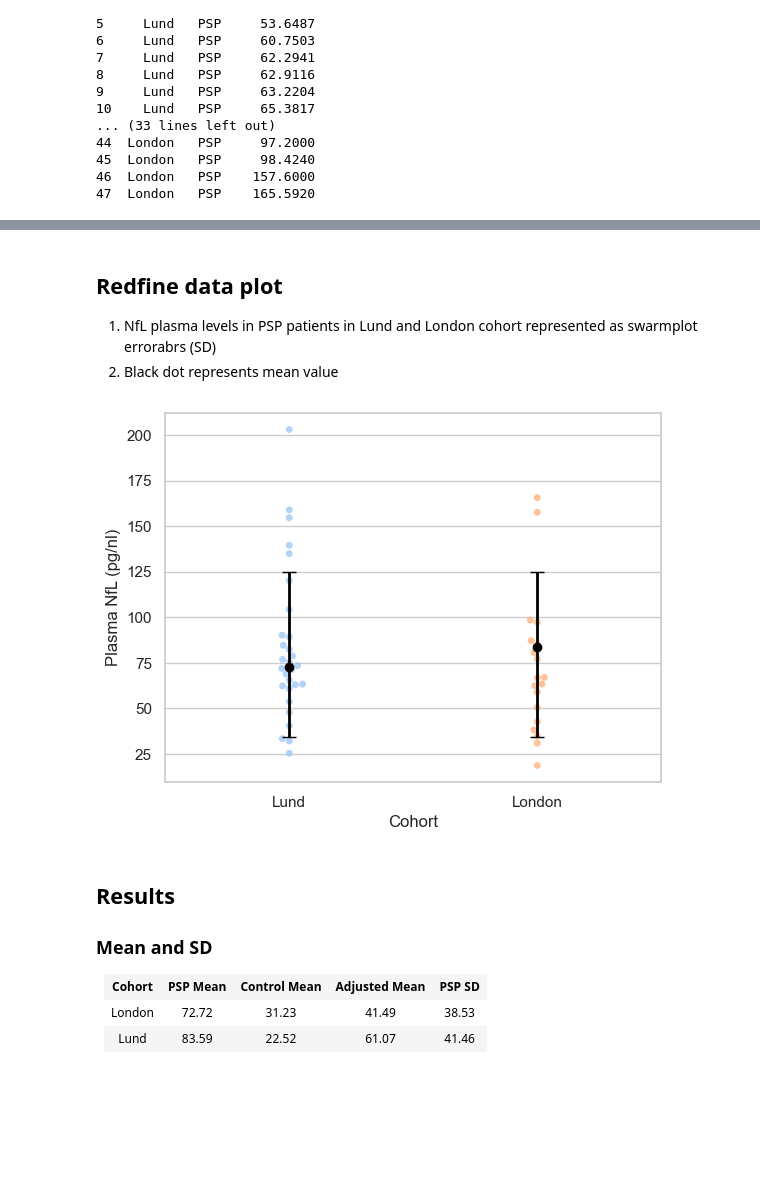
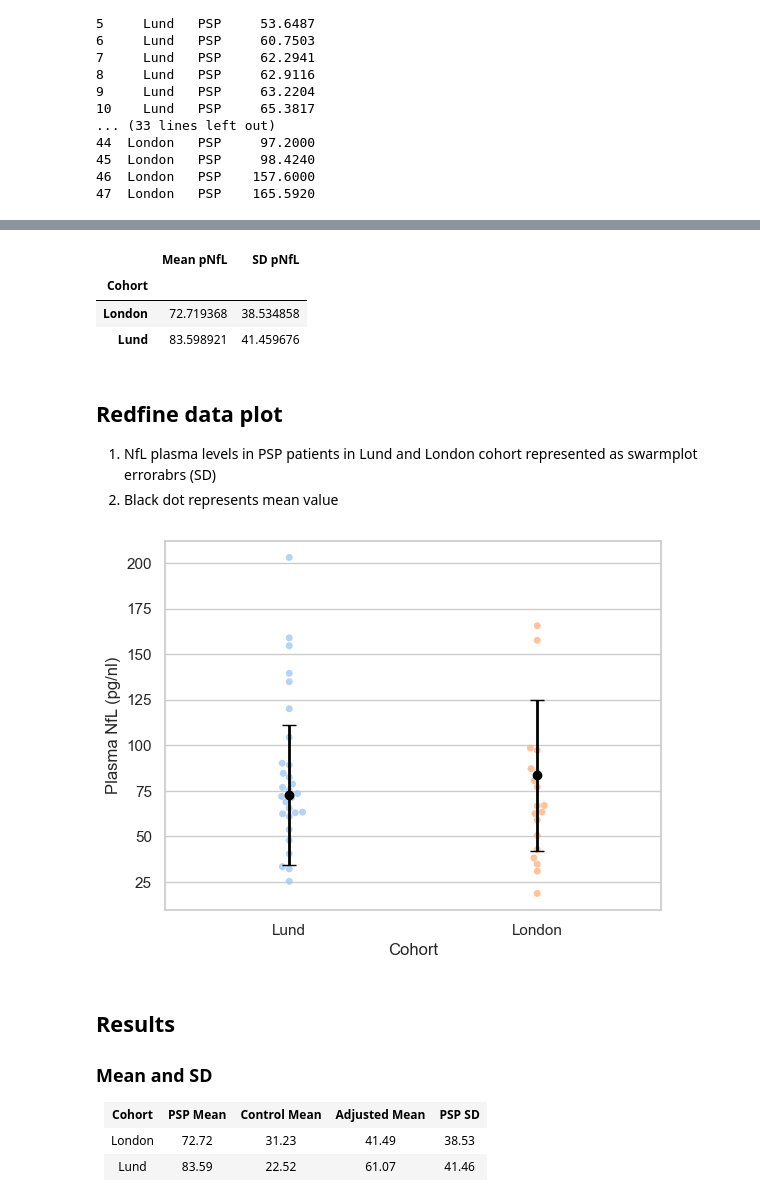
Before and after one commit to AJaeck/sample-size, a Jupyter notebook: notebooks/sample-size.ipynb, the cells around one changed output, grey strips where cells are left out. Drawn from its saved outputs; the diff is of its cells as text; code cells hidden in the pictures; blank space fills up the shorter version.

```diff
--- a/notebooks/sample-size.ipynb
+++ b/notebooks/sample-size.ipynb
@@ -143,3 +126,15 @@ Lund     41.459676
+# %%
+aggregated = df_psp.groupby("Cohort")["Plasma_NfL"].agg(["mean", "std"]) #aggregate the sd and mean function on the Plasma_NfL column
+aggregated = aggregated.rename(columns={ #rename columns
+    'mean': 'Mean pNfL',
+    'std': 'SD pNfL'
+})
+display(aggregated)
+# %% [output]
+|  | Mean pNfL | SD pNfL |
+| Cohort |  |  |
+| London | 72.719368 | 38.534858 |
+| Lund | 83.598921 | 41.459676 |
 # %% [markdown]
 ## Redfine data plot
 
@@ -147,21 +142,24 @@ Lund     41.459676
 2. Black dot represents mean value
 # %%
 from matplotlib import pyplot as plt
+
+mean_psp = aggregated['Mean pNfL']
+sd_psp = aggregated['SD pNfL']
 
 def df_swarmplot():
 
     plt.errorbar(range(len(mean_psp)), mean_psp, yerr=sd_psp, capsize=5, color='black', alpha=1,
              linewidth=2, linestyle='', marker='o')
 
     sns.swarmplot(
-        x="Cohort", y="Plasma_NfL", data=df_psp, palette="pastel", zorder=1, alpha=0.8
+        x="Cohort", y="Plasma_NfL", hue="Cohort", data=df_psp, palette="pastel", zorder=1, alpha=0.8, legend=False
     ).set(
     ylabel='Plasma NfL (pg/nl)'
 )
 
 df_swarmplot()
 # %% [output]
-[figure, old version]
+[figure, new version]
 # %% [markdown]
 ## Results
 
```
Also changed, not shown: parts of 6 cells of this notebook.
